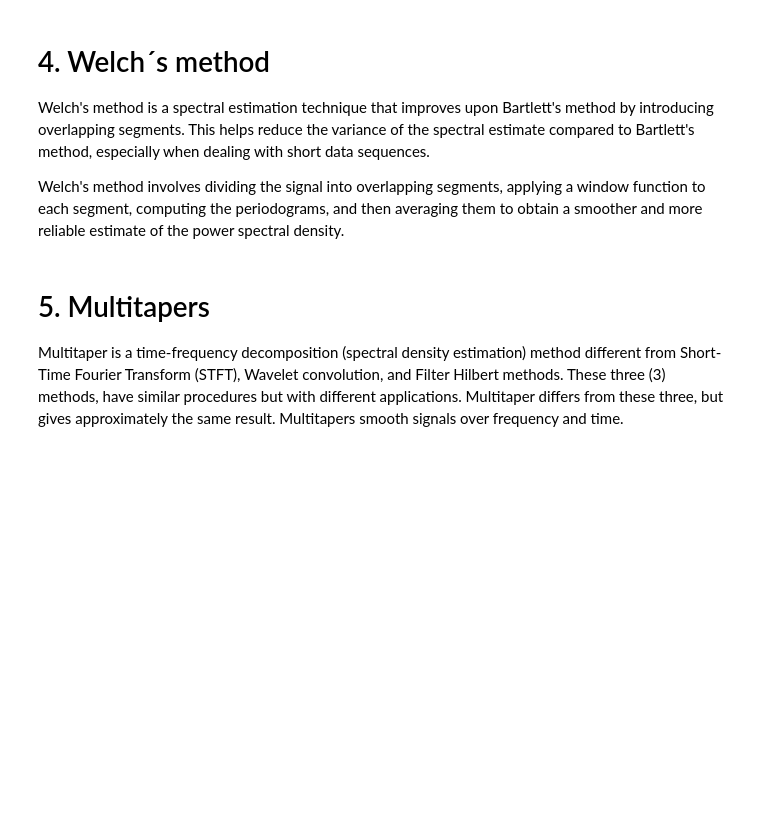
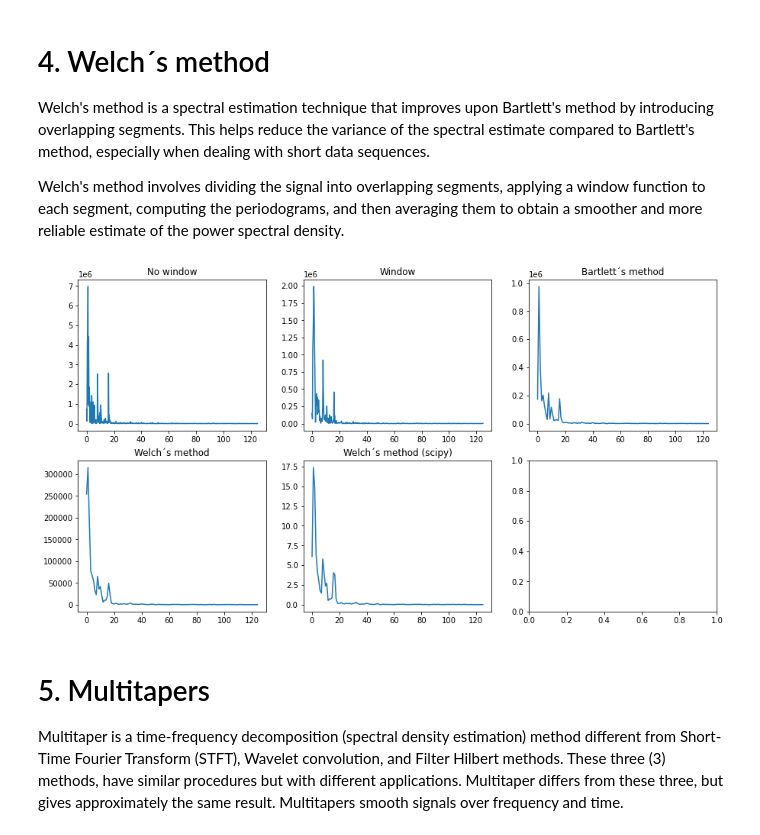
Before and after one commit to kerim325/SIP_Tutorials, a Jupyter notebook: multitapers/spectral_estimation.ipynb, the cells around one changed output. Cells and saved outputs as stored; diff of their text form; code cells hidden in the pictures; blank space fills up the shorter version.

```diff
--- a/multitapers/spectral_estimation.ipynb
+++ b/multitapers/spectral_estimation.ipynb
@@ -145,40 +156,48 @@ def welch_method_by_hand(x, y):
         for i in range(y):
             start = i * (y - overlap)
             end = start + y
             # Ensure that the end index does not exceed the array length
             if end > len(array):
                 break
             splits.append(array[start:end])
         #apply a window and create a periodogram
         window = scipy.signal.get_window("hann", y)
         windowed_data = splits * window
         periodogram = np.abs(np.fft.fft(windowed_data))**2
 
         # take the mean of the periodograms of the split signals
-        welch.append(np.mean(periodogram,axis=0)[:split_length//2])
+        welch.append(np.mean(periodogram,axis=0))
 
-    return welch
+    return np.array(welch)
 
 # feel free to play around with the length of the splits
-split_length = 258
+split_length = 250
 Welch_FFT = welch_method_by_hand(data_x, split_length)
 
 # furthermore, we can test the scipy version of welchs method
 f, welch_FFT_2 = scipy.signal.welch(data_x, fs = 250)
 
+#take half for consistency reasons
+Welch_FFT= Welch_FFT[:,:split_length//2]
+
 #plot all spectral estimations up to now
 fig , ax = plt.subplots(2,3, figsize = (15,8))
-ax[0,0].plot(FFT_data_x[20])
+freqs = np.arange(0,125, 0.25)
+freqs_b = np.arange(0,125, 125/bartlett.shape[1])
+freqs_w = np.arange(0,125, 125/Welch_FFT.shape[1])
+ax[0,0].plot(freqs,FFT_data_x[20])
 ax[0, 0].set_title('No window')
-ax[0,1].plot(FFT_windowed[20])
+ax[0,1].plot(freqs,FFT_windowed[20])
 ax[0, 1].set_title('Window')
-ax[0,2].plot(bartlett[20])
+ax[0,2].plot(freqs_b,bartlett[20])
 ax[0, 2].set_title('Bartlett´s method')
-ax[1,0].plot(Welch_FFT[20])
+ax[1,0].plot(freqs_w,Welch_FFT[20])
 ax[1, 0].set_title('Welch´s method')
 ax[1,1].plot(f,welch_FFT_2[20])
 ax[1, 1].set_title('Welch´s method (scipy)')
 plt.show()
+# %% [output]
+[figure, added]
 # %% [markdown]
 # 5. Multitapers
 Multitaper is a time-frequency decomposition (spectral density estimation) method different from Short-Time Fourier Transform (STFT), Wavelet convolution, and Filter Hilbert methods. These three (3) methods, have similar procedures but with different applications. Multitaper differs from these three, but gives approximately the same result. Multitapers smooth signals over frequency and time.
```
Also changed, not shown: parts of 11 cells of this notebook, 1 other file.
